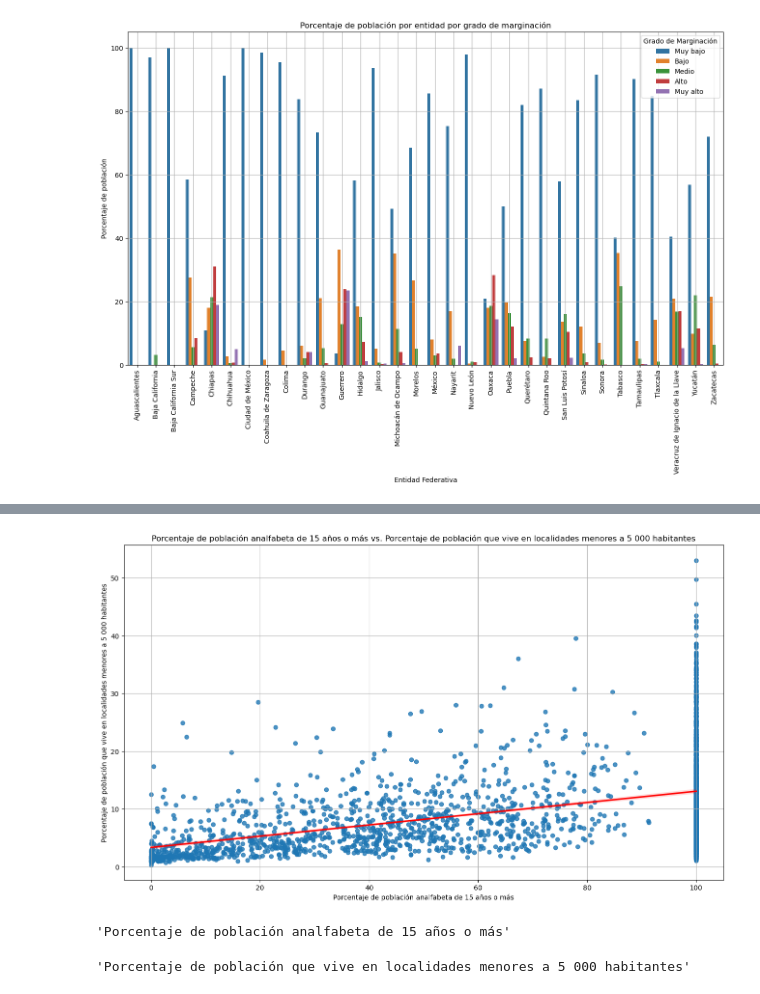
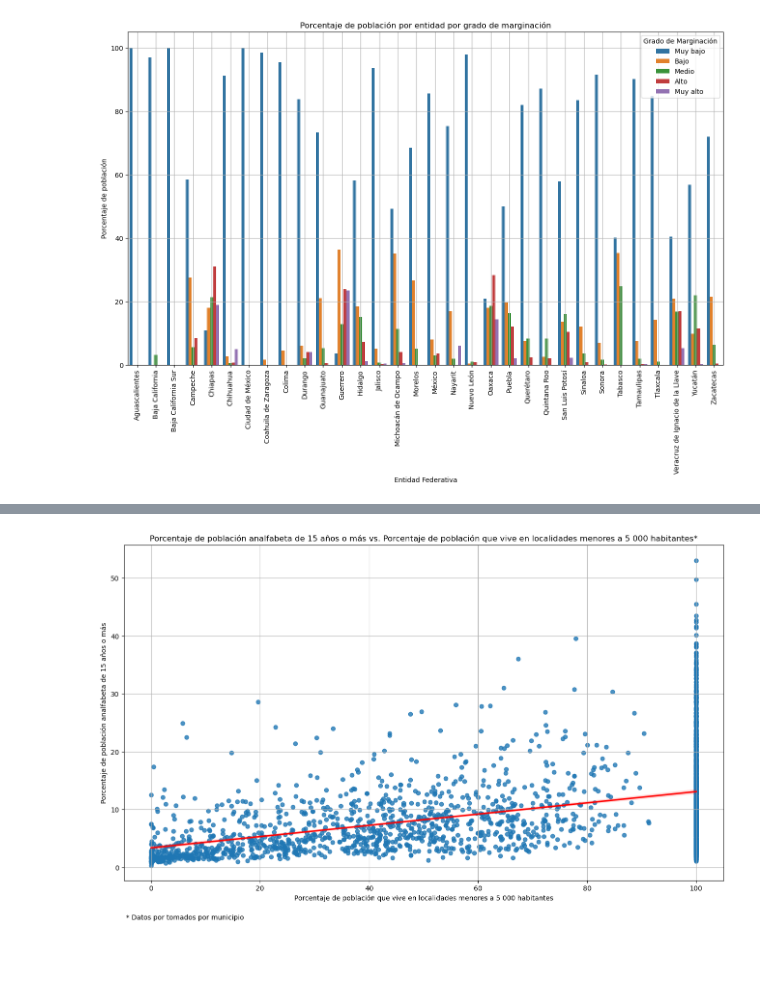
Before and after one commit to jmartingv/proyecto-programacion-mcd, a Jupyter notebook: proyecto.ipynb, the cells around one changed output, grey strips where cells are left out. Saved outputs shown, nothing was run; the diff lists cells and outputs as text; code cells hidden in the pictures; blank space fills up the shorter version.

```diff
--- a/proyecto.ipynb
+++ b/proyecto.ipynb
@@ -269,31 +261,23 @@ Esta proporción no concuerda con el porcentaje de municipios por grado de margi
 # %%
 fig3, ax3 = plt.subplots()
 
 fig3.set_size_inches(16,9)
 
-# Generamos nuestro gráfico de barras
+# Generamos nuestro de dispersion, agregando una linea de tendencia roja
 g3 = sns.regplot(
     x = 'PL.5000',
     y = 'ANALF',
     data = marginacion_df,
     ax = ax3,
     line_kws = {'color':'red'})
 
 # Agregamos información relevante y una cuadrícula para nuestro gráfico
-ax3.title.set_text(f"{data_dict.loc['ANALF'].item()} vs. {data_dict.loc['PL.5000'].item()}")
-ax3.set_xlabel(f"{data_dict.loc['ANALF'].item()}")
-ax3.set_ylabel(f"{data_dict.loc['PL.5000'].item()}")
+ax3.title.set_text(f"{data_dict.loc['ANALF'].item()} vs. {data_dict.loc['PL.5000'].item()}*")
+ax3.set_ylabel(f"{data_dict.loc['ANALF'].item()}")
+ax3.set_xlabel(f"{data_dict.loc['PL.5000'].item()}")
 ax3.grid()
 
-
+plt.figtext(0.28, 0.02,'* Datos por tomados por municipio',horizontalalignment='right')
 plt.show()
 # %% [output]
-[figure, old version]
+[figure, new version]
-# %%
-data_dict.loc['ANALF'].item()
-# %% [output]
-'Porcentaje de población analfabeta de 15 años o más'
-# %%
-data_dict.loc['PL.5000'].item()
-# %% [output]
-'Porcentaje de población que vive en localidades menores a 5 000 habitantes'
```
Also changed, not shown: parts of 15 cells of this notebook.
